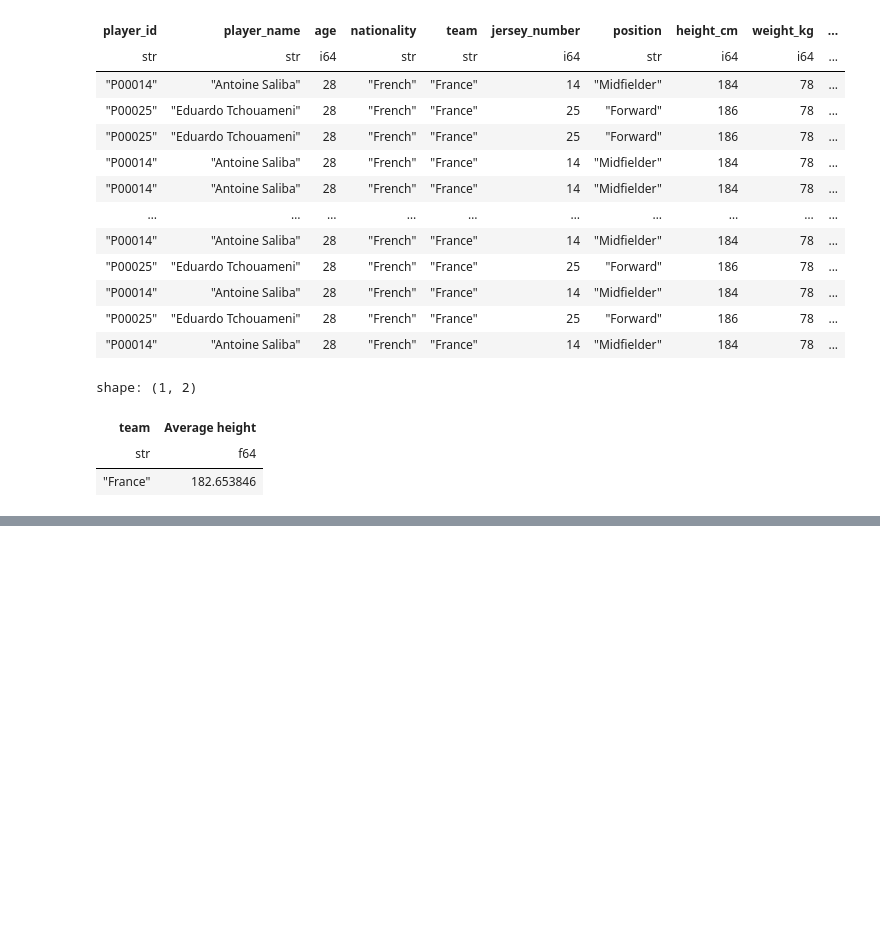
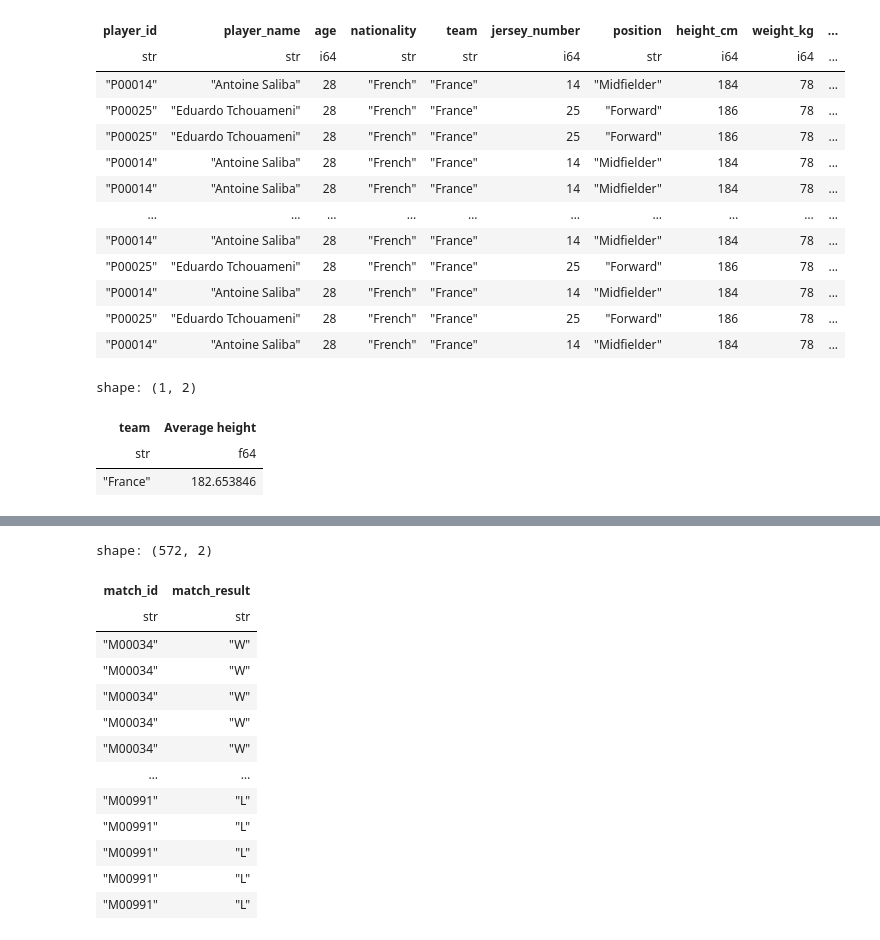
Before and after one commit to iamneek/MachineLearning, a Jupyter notebook: notebooks/experiments/Playing with polars.ipynb, the cells around one changed output, grey strips where cells are left out. Saved outputs shown, nothing was run; the diff lists cells and outputs as text; code cells hidden in the pictures; blank space fills up the shorter version.

```diff
--- a/notebooks/experiments/Playing with polars.ipynb
+++ b/notebooks/experiments/Playing with polars.ipynb
@@ -94,0 +100,17 @@ shape: (48, 2)
+# %%
+df.filter((pl.col("team") == "Argentina") & (pl.col("match_result") != "D")).select(pl.col("match_id", "match_result"))
+# %% [output]
+shape: (572, 2)
+| match_id | match_result |
+| str | str |
+| "M00034" | "W" |
+| "M00034" | "W" |
+| "M00034" | "W" |
+| "M00034" | "W" |
+| "M00034" | "W" |
+| … | … |
+| "M00991" | "L" |
+| "M00991" | "L" |
+| "M00991" | "L" |
+| "M00991" | "L" |
+| "M00991" | "L" |
```
Also changed, not shown: parts of 4 cells of this notebook.
